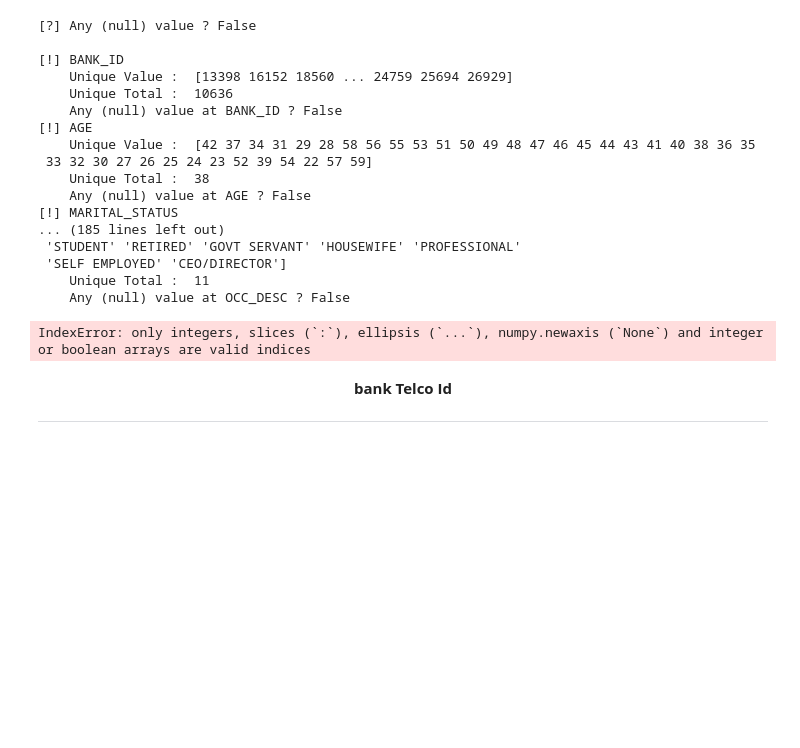
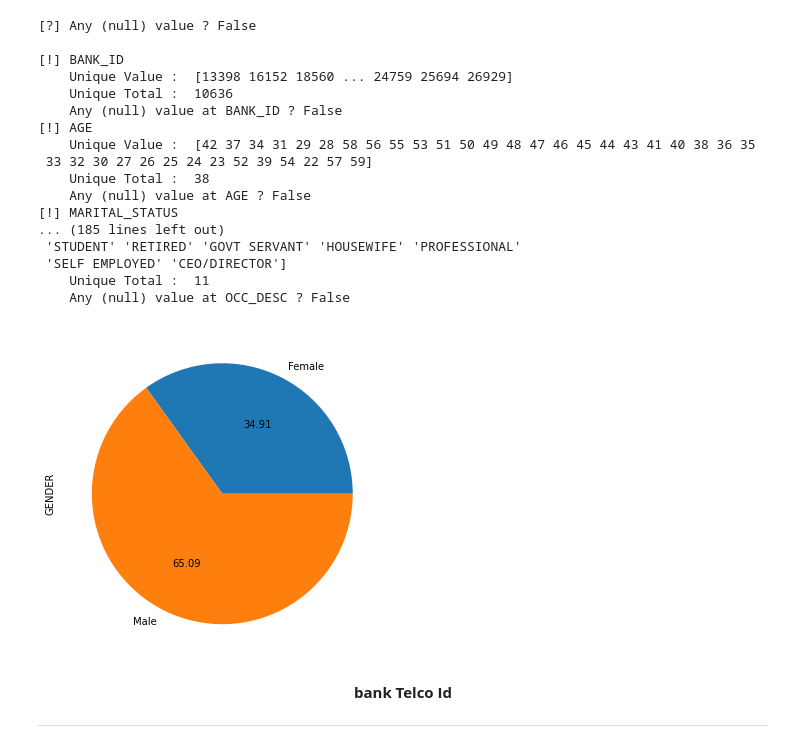
Before and after one commit to William-Surya-Wijaya/pds-banking-dt, a Jupyter notebook: data-expl/T06_01.ipynb, the cells around one changed output. Saved outputs shown, nothing was run; the diff lists cells and outputs as text; code cells hidden in the pictures; blank space fills up the shorter version.

```diff
--- a/data-expl/T06_01.ipynb
+++ b/data-expl/T06_01.ipynb
@@ -78,10 +78,9 @@ for col in fixedBankInfo.columns:
     Any (null) value at OCC_DESC ? False
 # %%
 # pie chart
-fixedBankInfo[fixedBankInfo.columns["GENDER"]].sum().plot(kind='pie', figsize=(6,6), autopct='%1.0f%%', subplots=False); plt.show();
-fixedBankInfo.groupby('GENDER')['GENDER'].count().plot.pie(autopct='%.2f',figsize=(5,5))
+fixedBankInfo.groupby('GENDER')['GENDER'].count().plot.pie(autopct='%.2f',figsize=(6,6));
 # %% [output]
-IndexError: only integers, slices (`:`), ellipsis (`...`), numpy.newaxis (`None`) and integer or boolean arrays are valid indices
+[figure, added]
 # %% [markdown]
 <center><div style="font-weight : bold">bank Telco Id</div></center>
 <hr>
```
Also changed, not shown: 1 other file.
